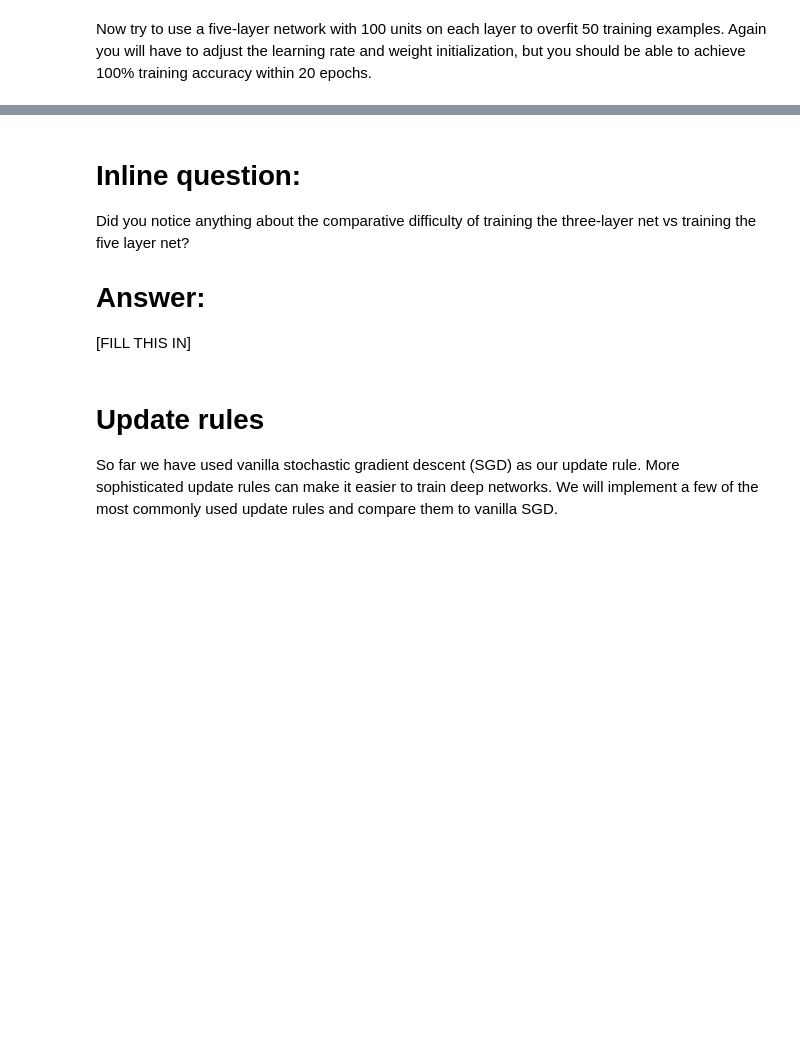
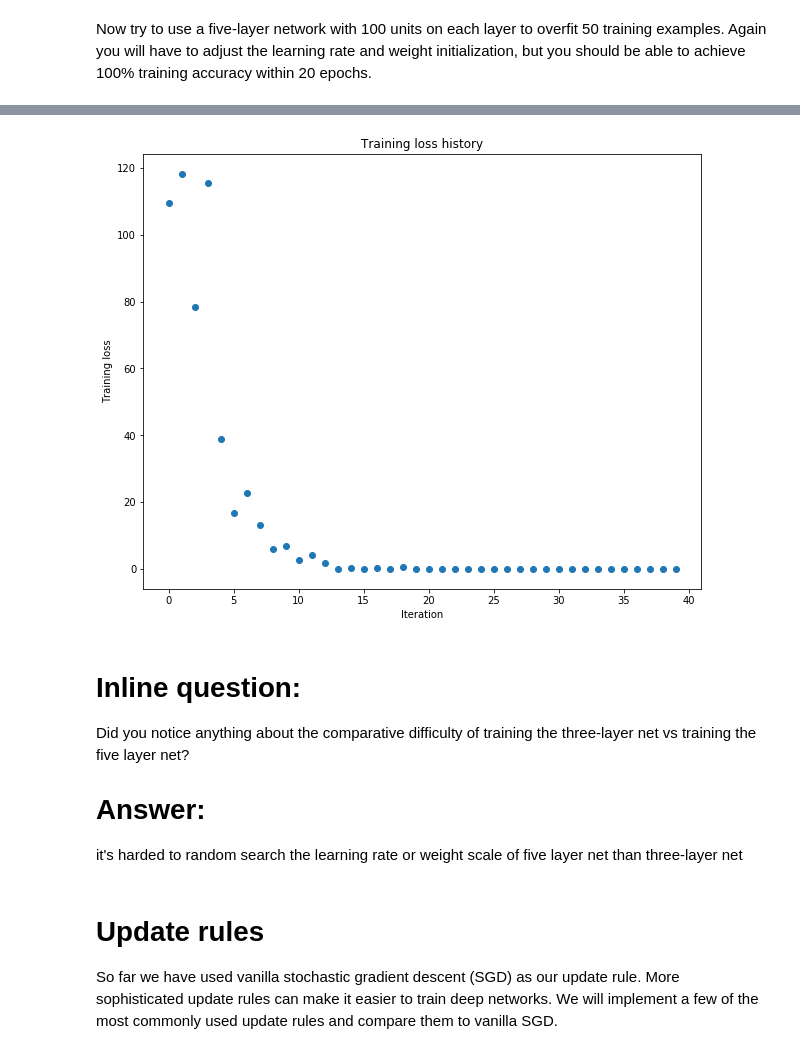
Before and after one commit to TiwazBiu/cs231n, a Jupyter notebook: assignment2/FullyConnectedNets.ipynb, the cells around one changed output, grey strips where cells are left out. Drawn from its saved outputs; the diff is of its cells as text; code cells hidden in the pictures; blank space fills up the shorter version.

```diff
--- a/assignment2/FullyConnectedNets.ipynb
+++ b/assignment2/FullyConnectedNets.ipynb
@@ -386,0 +745,19 @@ plt.show()
+# %%
+learning_rate = 1e-3
+weight_scale = 1e-1
+model = FullyConnectedNet([100, 100, 100, 100],
+                weight_scale=1e-1, dtype=np.float64)
+solver = Solver(model, small_data,
+                print_every=10, num_epochs=20, batch_size=25,
+                update_rule='sgd',
+                optim_config={
+                  'learning_rate': 1e-3,
+                }
+         )
+solver.train()
+plt.plot(solver.loss_history, 'o')
+plt.title('Training loss history')
+plt.xlabel('Iteration')
+plt.ylabel('Training loss')
+plt.show()
+# %% [output]
@@ -387,9 +781,10 @@ plt.show()
+[figure, added]
 # %% [markdown]
 # Inline question:
 Did you notice anything about the comparative difficulty of training the three-layer net vs training the five layer net?
 
 # Answer:
-[FILL THIS IN]
+it's harded to random search the learning rate or weight scale of five layer net than three-layer net
 # %% [markdown]
 # Update rules
 So far we have used vanilla stochastic gradient descent (SGD) as our update rule. More sophisticated update rules can make it easier to train deep networks. We will implement a few of the most commonly used update rules and compare them to vanilla SGD.
```
Also changed, not shown: parts of 29 cells of this notebook, 9 other files.
